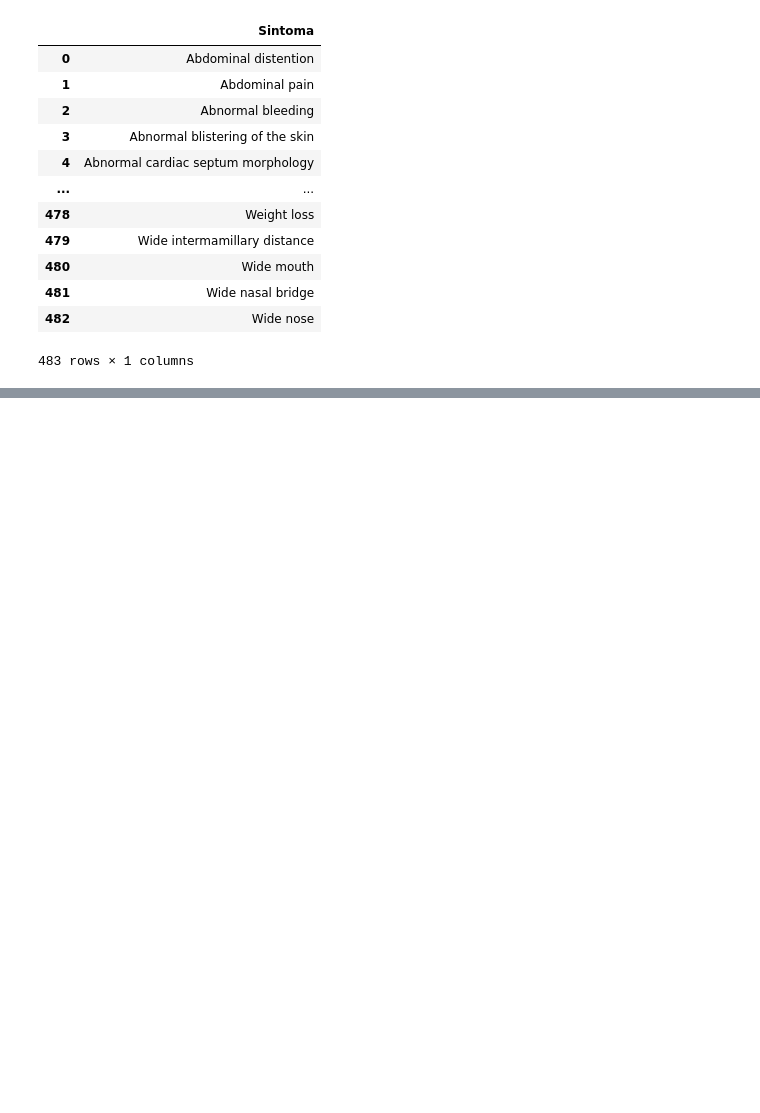
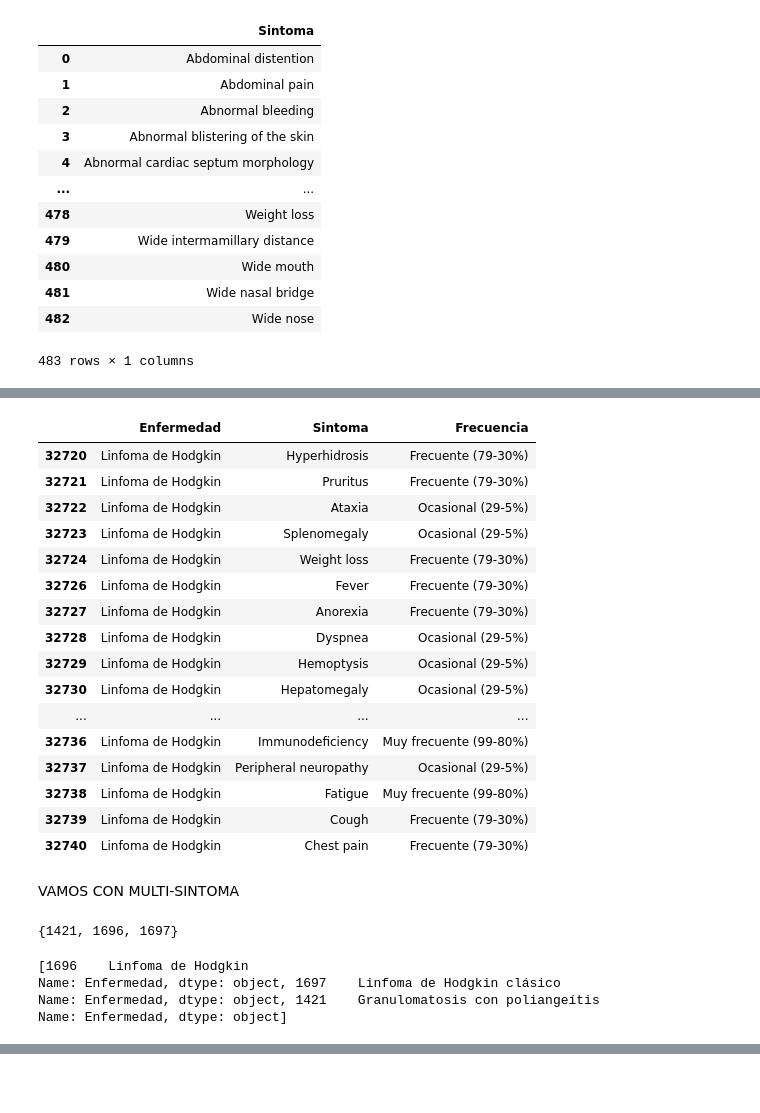
Before and after one commit to gpalomares2022/Kedro_real_project, a Jupyter notebook: notebooks/NotebookTFM16M.ipynb, the cells around one changed output, grey strips where cells are left out. Cells and saved outputs as stored; diff of their text form; code cells hidden in the pictures; blank space fills up the shorter version.

```diff
--- a/notebooks/NotebookTFM16M.ipynb
+++ b/notebooks/NotebookTFM16M.ipynb
@@ -657,0 +651,22 @@ Name: Enfermedad, dtype: object]
+# %%
+df_EnfeySinto_select[(df_EnfeySinto_select["Enfermedad"]=="Linfoma de Hodgkin")]
+# %% [output]
+|  | Enfermedad | Sintoma | Frecuencia |
+| 32720 | Linfoma de Hodgkin | Hyperhidrosis | Frecuente (79-30%) |
+| 32721 | Linfoma de Hodgkin | Pruritus | Frecuente (79-30%) |
+| 32722 | Linfoma de Hodgkin | Ataxia | Ocasional (29-5%) |
+| 32723 | Linfoma de Hodgkin | Splenomegaly | Ocasional (29-5%) |
+| 32724 | Linfoma de Hodgkin | Weight loss | Frecuente (79-30%) |
+| 32726 | Linfoma de Hodgkin | Fever | Frecuente (79-30%) |
+| 32727 | Linfoma de Hodgkin | Anorexia | Frecuente (79-30%) |
+| 32728 | Linfoma de Hodgkin | Dyspnea | Ocasional (29-5%) |
+| 32729 | Linfoma de Hodgkin | Hemoptysis | Ocasional (29-5%) |
+| 32730 | Linfoma de Hodgkin | Hepatomegaly | Ocasional (29-5%) |
+| ... | ... | ... | ... |
+| 32736 | Linfoma de Hodgkin | Immunodeficiency | Muy frecuente (99-80%) |
+| 32737 | Linfoma de Hodgkin | Peripheral neuropathy | Ocasional (29-5%) |
+| 32738 | Linfoma de Hodgkin | Fatigue | Muy frecuente (99-80%) |
+| 32739 | Linfoma de Hodgkin | Cough | Frecuente (79-30%) |
+| 32740 | Linfoma de Hodgkin | Chest pain | Frecuente (79-30%) |
+# %% [markdown]
+VAMOS CON MULTI-SINTOMA
@@ -657,0 +675,12 @@ Name: Enfermedad, dtype: object]
+# %%
+sintomas_comunes=trata_sintomas (SINTOMAS_EJEMPLO,df_train_generated)
+sintomas_comunes
+# %% [output]
+{1421, 1696, 1697}
+# %%
+print(saca_enfermedades (sintomas_comunes,df_Enfermedades))
+# %% [output]
+[1696    Linfoma de Hodgkin
+Name: Enfermedad, dtype: object, 1697    Linfoma de Hodgkin clásico
+Name: Enfermedad, dtype: object, 1421    Granulomatosis con poliangeítis
+Name: Enfermedad, dtype: object]
```
Also changed, not shown: parts of 78 cells of this notebook.
